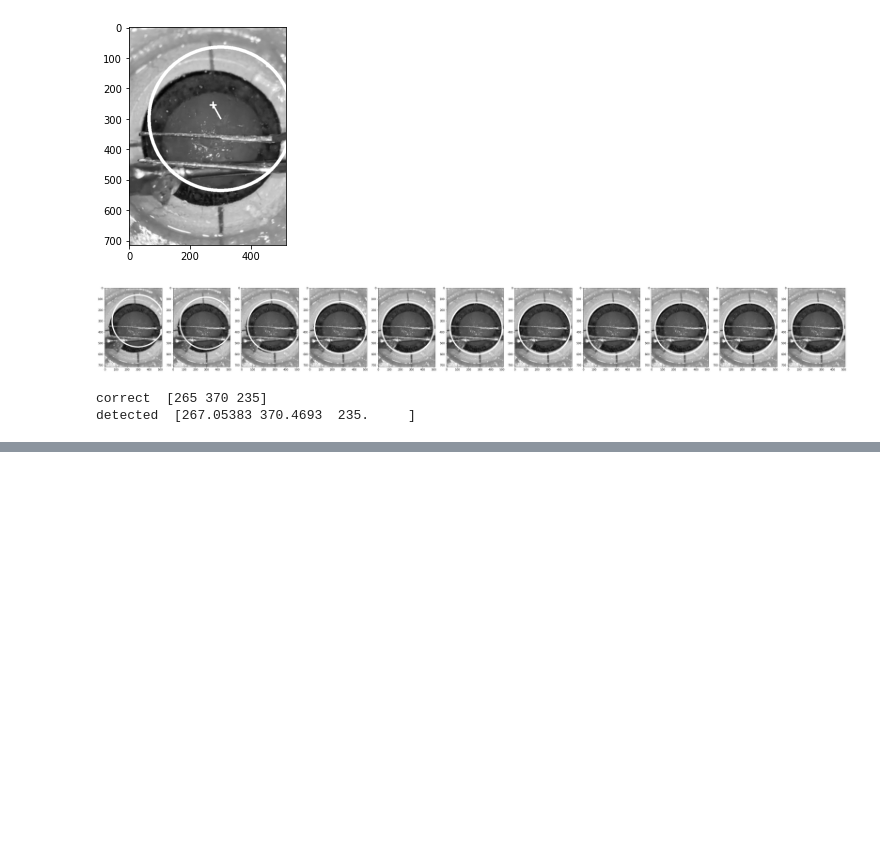
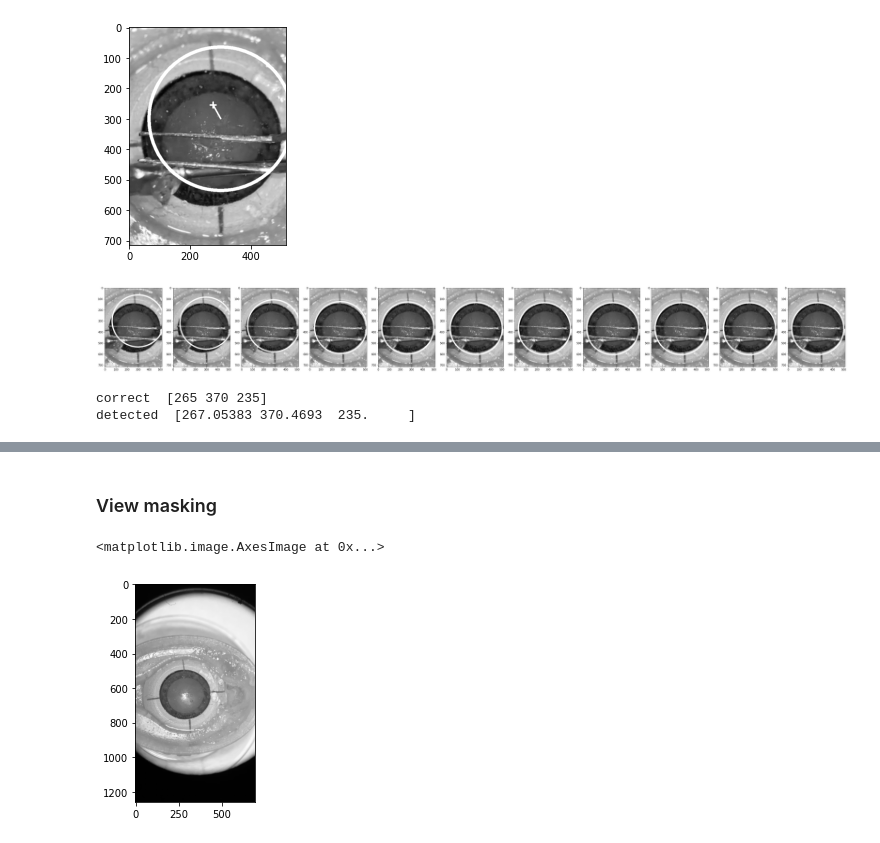
Before and after one commit to Custom-Surgical-GmbH/Cataract-Surgery-Training-Explorations, a Jupyter notebook: opencv_explorations/KFC tracker test.ipynb, the cells around one changed output, grey strips where cells are left out. Saved outputs shown, nothing was run; the diff lists cells and outputs as text; code cells hidden in the pictures; blank space fills up the shorter version.

Commit message:
introduction of microscope's view mask; needs additional debugging

```diff
--- a/opencv_explorations/KFC tracker test.ipynb
+++ b/opencv_explorations/KFC tracker test.ipynb
@@ -192,0 +189,9 @@ detected  [267.05383 370.4693  235.     ]
+# %% [markdown]
+### View masking
+# %%
+im_view = cv2.imread('/Users/mirek/Desktop/test3.png')
+im_view = cv2.cvtColor(im_view, cv2.COLOR_BGR2GRAY)
+plt.imshow(im_view, cmap='gray')
+# %% [output]
+<matplotlib.image.AxesImage at 0x...>
+[figure, added]
```
Also changed, not shown: parts of 10 cells of this notebook, 4 other files.
